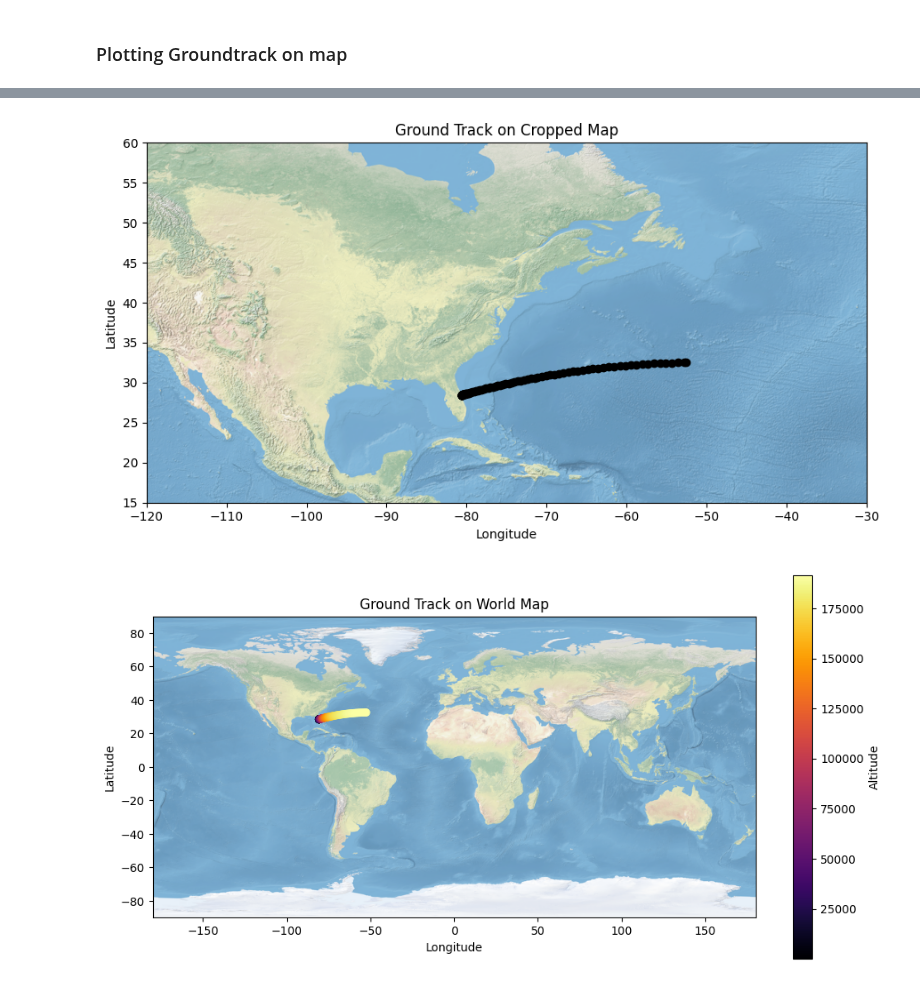
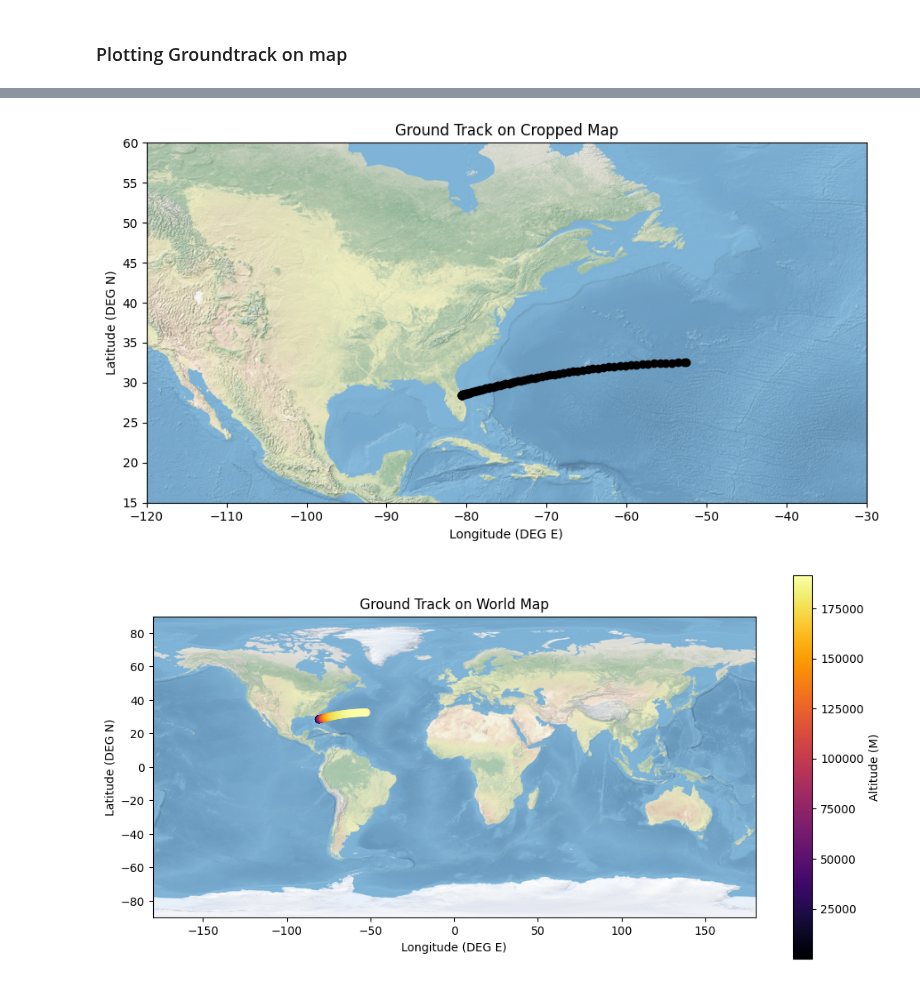
Before and after one commit to RachelOdunuga/SDL-Python-Assignment, a Jupyter notebook: exercise-4-apollo/Exercise 4.ipynb, the cells around one changed output, grey strips where cells are left out. Saved outputs shown, nothing was run; the diff lists cells and outputs as text; code cells hidden in the pictures.

Commit message:
Editing Functions to Extract Units from txt and Displaying in Plots

```diff
--- a/exercise-4-apollo/Exercise 4.ipynb
+++ b/exercise-4-apollo/Exercise 4.ipynb
@@ -8,8 +8,10 @@ import matplotlib.pyplot as plt
 # %%
 def parse_apollo(filename):
 
-    data = {}
+    data = {}  # dictionary for data arrays
+    units = {}  # dictionary for units
     headings = None
+    find_units = None
 
     with open(filename, "r") as f:
         for line in f:
@@ -21,8 +23,20 @@ def parse_apollo(filename):
             # Creating lists to store each columns data
             if line.startswith("TIME"):
                 headings = [i.strip() for i in line.split(",")]
+                find_units = True
+                continue
+
+            # storing units for each columns
+
+            if find_units:
+                u_list = [u.strip() for u in line.split(",")]
+                for i in range(len(headings)):
+                    units[headings[i]] = u_list[i]
+
                 for h in headings:
                     data[h] = []
+
+                find_units = False
                 continue
 
             # Appedning each value to correct column
@@ -44,9 +58,9 @@ def parse_apollo(filename):
     for h in data:
         data[h] = np.array(data[h])
 
-    return data
+    return data, units
 # %%
 filename = 'as-505-ascent-phase-data.txt'
-datas = parse_apollo(filename)
-datas
+datas, units = parse_apollo(filename)
+datas, units
 # %% [output]
@@ -118,24 +132,24 @@ groundtrack(datas)
 # %% [markdown]
 ### Plotting Groundtrack on map
 # %%
-def groundtrack_map(data, altitude = False):
+def groundtrack_map(data, units, altitude = False):
     def plot_map(im, extent, title):
         fig, ax = plt.subplots(figsize=(10,5))
         ax.set_aspect("equal")
         plt.imshow(plt.imread(im), extent=extent)
         if altitude:
             plot = plt.scatter(data['LONG'], data['GC LAT'], c=data['ALTITUDE'], cmap='inferno')
-            plt.colorbar(plot, label='Altitude')
+            plt.colorbar(plot, label= f'Altitude ({units['ALTITUDE']})')
         else:
             plt.scatter(data['LONG'], data['GC LAT'], color='black')
-        plt.xlabel("Longitude")
-        plt.ylabel("Latitude")
+        plt.xlabel(f"Longitude ({units['LONG']})")
+        plt.ylabel(f'Latitude ({units['GC LAT']})')
         plt.title(title)
         plt.tight_layout()
 
     plot_map(r'maps\NE1_50M_SR_W_1080.png', [-180, 180, -90, 90], 'Ground Track on World Map')
     plot_map(r'maps\NE1_50M_SR_W_CROPPED_1080.png', [-120, -30, 15, 60], 'Ground Track on Cropped Map')
 
-groundtrack_map(datas)
-groundtrack_map(datas, True)
+groundtrack_map(datas, units)
+groundtrack_map(datas, units, True)
 # %% [output]
@@ -143,2 +157,2 @@ groundtrack_map(datas, True)
-[figure, old version]
+[figure, new version]
-[figure, old version]
+[figure, new version]
```
Also changed, not shown: parts of 6 cells of this notebook.
